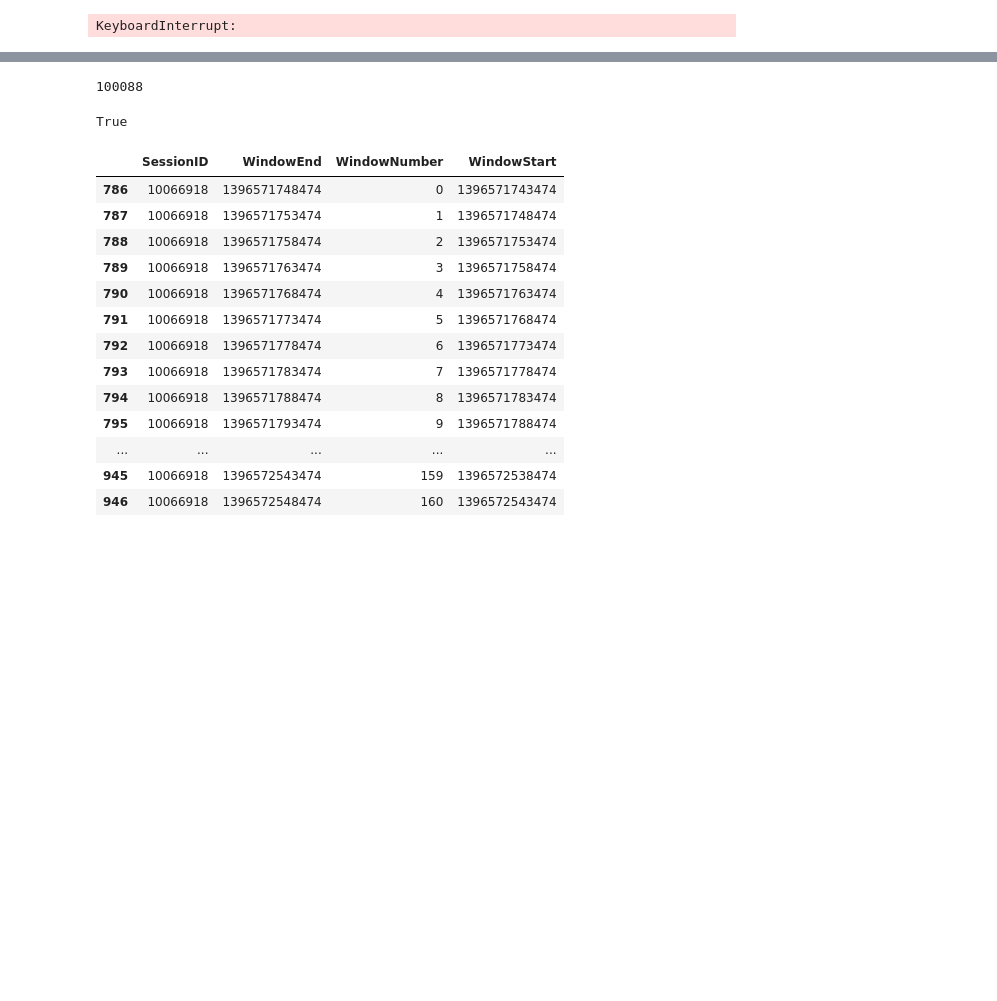
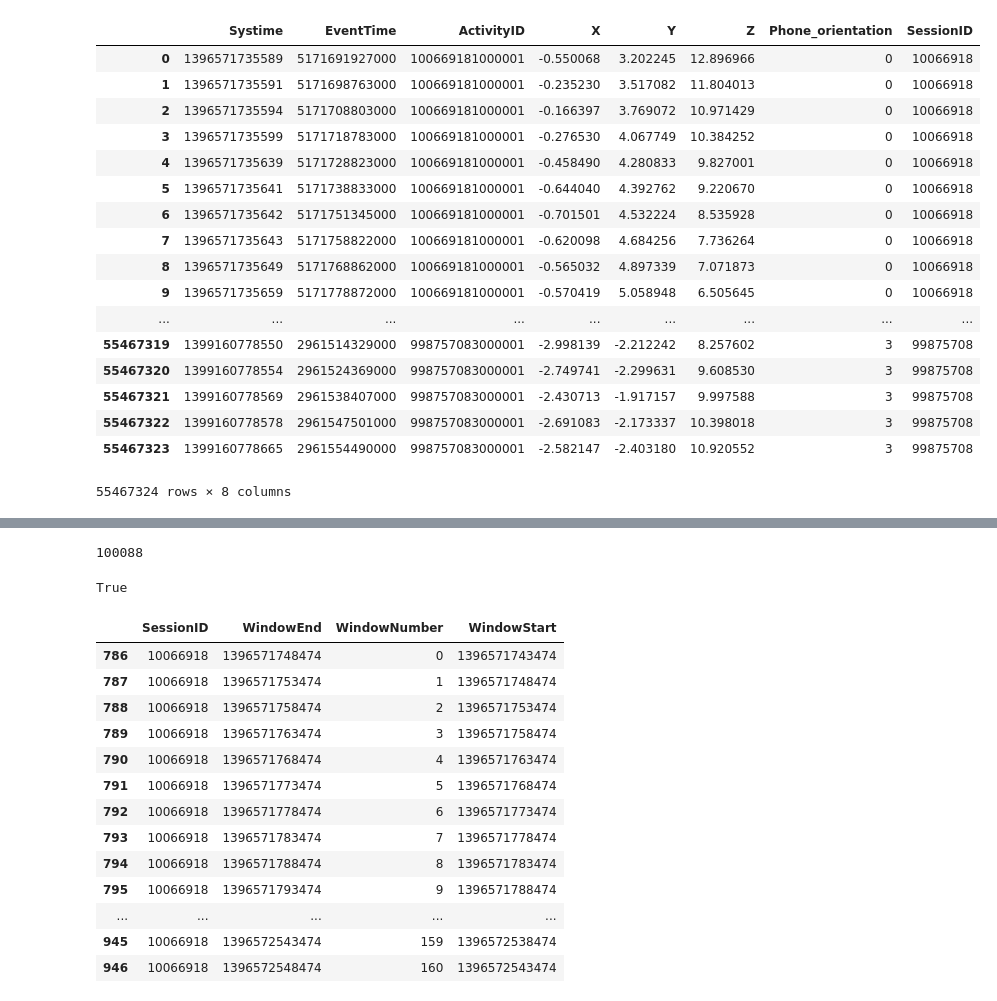
Before and after one commit to thicorfon/AegisModel, a Jupyter notebook: Accelerometro.ipynb, the cells around one changed output, grey strips where cells are left out. Cells and saved outputs as stored; diff of their text form; code cells hidden in the pictures; blank space fills up the shorter version.

Commit message:
Optimize accelerometer

```diff
--- a/Accelerometro.ipynb
+++ b/Accelerometro.ipynb
@@ -10,26 +10,24 @@ accelerometer = pd.read_csv('/media/josuzuki/Jo/agg_datasets/Accelerometer.csv',
 accelerometer['SessionID'] = np.floor(accelerometer.ActivityID/10e6).astype(int)
 # %%
 skeleton = skeleton.reset_index()
-# %%
-accelerometerWithWindows = []
-for _,row in accelerometer.iterrows():
-    foundValue = False
-    i = 0
-    skeletonWithSessionId = skeleton[skeleton.SessionID == row.SessionID]
-    while foundValue == False and i < len(skeletonWithSessionId):
-        if (row.Systime >= skeletonWithSessionId.iloc[i].WindowStart and row.Systime < skeletonWithSessionId.iloc[i].WindowEnd):
-            withWindowsRow = {}
-            withWindowsRow['Systime'] = row.Systime
-            withWindowsRow['EventTime'] = row.EventTime
-            withWindowsRow['ActivityID'] = row.ActivityID
-            withWindowsRow['X'] = row.X
-            withWindowsRow['Y'] = row.Y
-            withWindowsRow['Z'] = row.Z
-            withWindowsRow['Phone_orientation'] = row.Phone_orientation
-            withWindowsRow['SessionID'] = row.SessionID
-            withWindowsRow['WindowNumber'] = skeletonWithSessionId.iloc[i].WindowNumber
-            accelerometerWithWindows.append(withWindowsRow)
-            foundValue = True
-        i = i + 1
-# %% [output]
-KeyboardInterrupt:
+# %%
+accelerometer
+# %% [output]
+|  | Systime | EventTime | ActivityID | X | Y | Z | Phone_orientation | SessionID |
+| 0 | 1396571735589 | 5171691927000 | 100669181000001 | -0.550068 | 3.202245 | 12.896966 | 0 | 10066918 |
+| 1 | 1396571735591 | 5171698763000 | 100669181000001 | -0.235230 | 3.517082 | 11.804013 | 0 | 10066918 |
+| 2 | 1396571735594 | 5171708803000 | 100669181000001 | -0.166397 | 3.769072 | 10.971429 | 0 | 10066918 |
+| 3 | 1396571735599 | 5171718783000 | 100669181000001 | -0.276530 | 4.067749 | 10.384252 | 0 | 10066918 |
+| 4 | 1396571735639 | 5171728823000 | 100669181000001 | -0.458490 | 4.280833 | 9.827001 | 0 | 10066918 |
+| 5 | 1396571735641 | 5171738833000 | 100669181000001 | -0.644040 | 4.392762 | 9.220670 | 0 | 10066918 |
+| 6 | 1396571735642 | 5171751345000 | 100669181000001 | -0.701501 | 4.532224 | 8.535928 | 0 | 10066918 |
+| 7 | 1396571735643 | 5171758822000 | 100669181000001 | -0.620098 | 4.684256 | 7.736264 | 0 | 10066918 |
+| 8 | 1396571735649 | 5171768862000 | 100669181000001 | -0.565032 | 4.897339 | 7.071873 | 0 | 10066918 |
+| 9 | 1396571735659 | 5171778872000 | 100669181000001 | -0.570419 | 5.058948 | 6.505645 | 0 | 10066918 |
+| ... | ... | ... | ... | ... | ... | ... | ... | ... |
+| 55467319 | 1399160778550 | 2961514329000 | 998757083000001 | -2.998139 | -2.212242 | 8.257602 | 3 | 99875708 |
+| 55467320 | 1399160778554 | 2961524369000 | 998757083000001 | -2.749741 | -2.299631 | 9.608530 | 3 | 99875708 |
+| 55467321 | 1399160778569 | 2961538407000 | 998757083000001 | -2.430713 | -1.917157 | 9.997588 | 3 | 99875708 |
+| 55467322 | 1399160778578 | 2961547501000 | 998757083000001 | -2.691083 | -2.173337 | 10.398018 | 3 | 99875708 |
+| 55467323 | 1399160778665 | 2961554490000 | 998757083000001 | -2.582147 | -2.403180 | 10.920552 | 3 | 99875708 |
+55467324 rows × 8 columns
```
Also changed, not shown: parts of 2 cells of this notebook.
